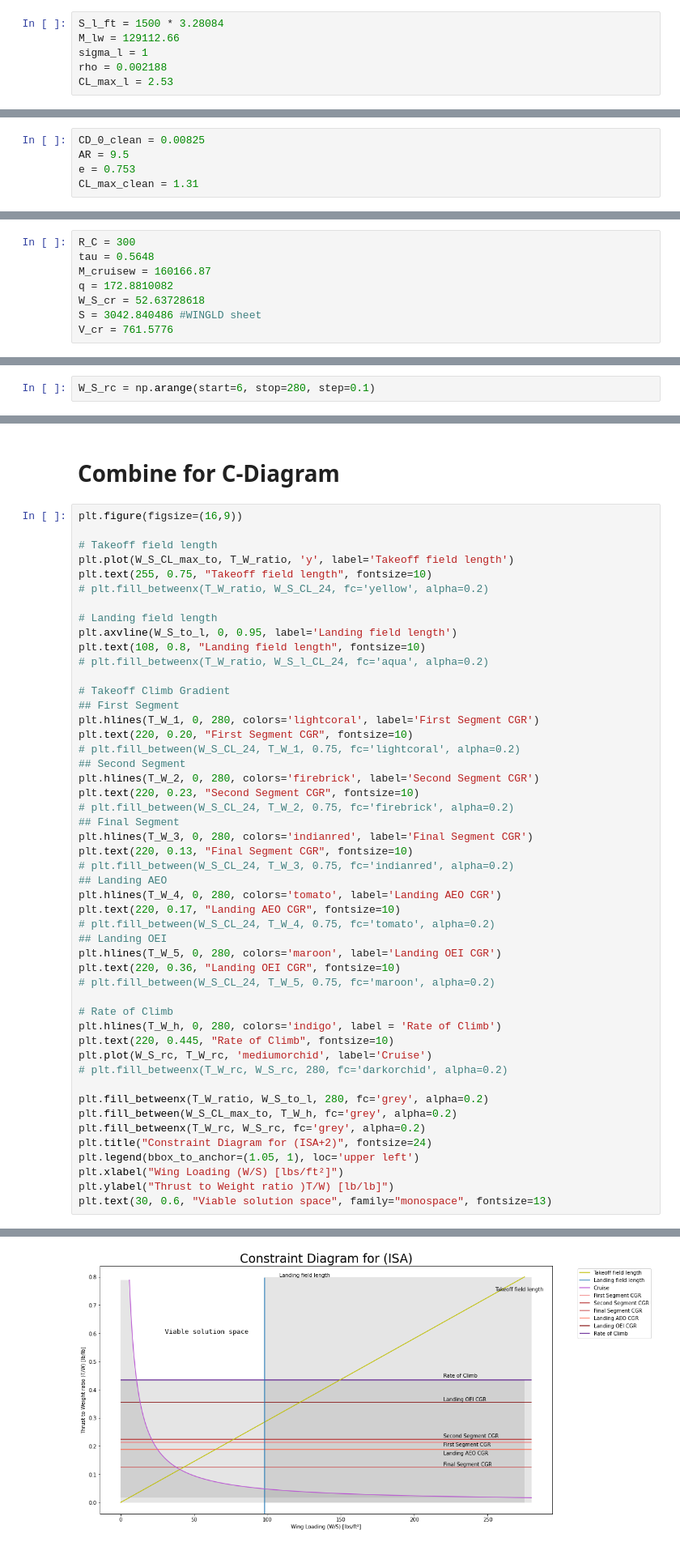
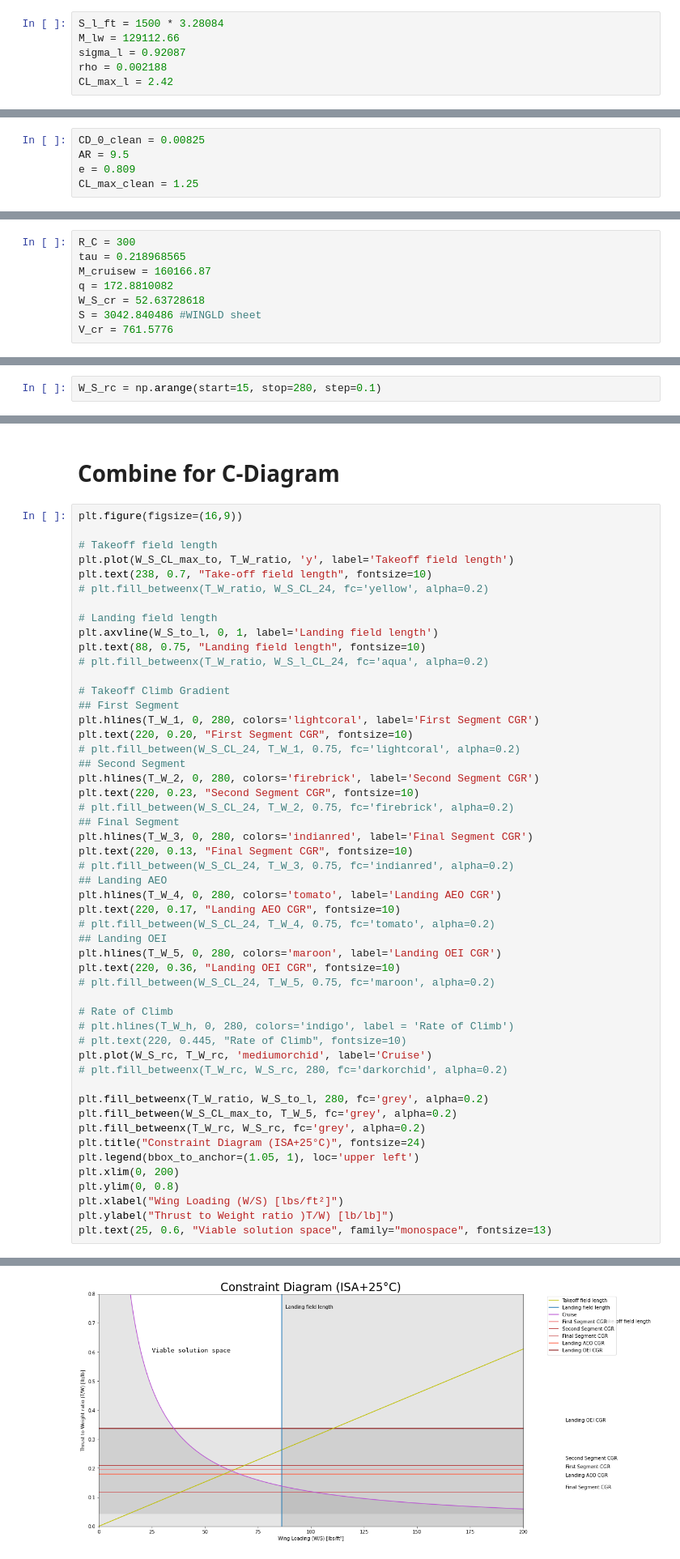
Before and after one commit to phraretein/aircraft_design_project, a Jupyter notebook: C-diagram-ISA+25.ipynb, the cells around one changed output, grey strips where cells are left out. Shown at 81% size. Drawn from its saved outputs; the diff is of its cells as text.

Commit message:
Update C-diagram graph

```diff
--- a/C-diagram-ISA+25.ipynb
+++ b/C-diagram-ISA+25.ipynb
@@ -58,9 +71,9 @@ plt.plot(W_S_CL_12, T_W_ratio, 'k',
 # %%
 S_l_ft = 1500 * 3.28084
 M_lw = 129112.66
-sigma_l = 1
+sigma_l = 0.92087
 rho = 0.002188
-CL_max_l = 2.53
+CL_max_l = 2.42
 # %%
 V_A = (S_l_ft/0.3) ** 0.5
 # %%
@@ -113,8 +134,8 @@ plt.axvline(W_S_to_l, label='Landing field length')
 # %%
 CD_0_clean = 0.00825
 AR = 9.5
-e = 0.753
-CL_max_clean = 1.31
+e = 0.809
+CL_max_clean = 1.25
 # %%
 K = 1/(math.pi*e*AR)
 # %% [markdown]
@@ -251,7 +272,7 @@ plt.hlines(T_W_5, 0, 280, colors='lightcoral', label='First Segment CGR')
 ## Rate of Climb
 # %%
 R_C = 300
-tau = 0.5648
+tau = 0.218968565
 M_cruisew = 160166.87
 q = 172.8810082
 W_S_cr = 52.63728618
@@ -279,7 +300,7 @@ T_W_cr = ((q * CD_0_clean) / W_S_cr) + ((K / q) * W_S_cr)
 # %%
 R_C_coeff = T_W_cr * W_S_cr * (1 / tau)
 # %%
-W_S_rc = np.arange(start=6, stop=280, step=0.1)
+W_S_rc = np.arange(start=15, stop=280, step=0.1)
 # %%
 T_W_rc = (R_C_coeff/W_S_rc) * (5/4)
 T_W_rc
@@ -299,12 +320,12 @@ plt.figure(figsize=(16,9))
 
 # Takeoff field length
 plt.plot(W_S_CL_max_to, T_W_ratio, 'y', label='Takeoff field length')
-plt.text(255, 0.75, "Takeoff field length", fontsize=10)
+plt.text(238, 0.7, "Take-off field length", fontsize=10)
 # plt.fill_betweenx(T_W_ratio, W_S_CL_24, fc='yellow', alpha=0.2)
 
 # Landing field length
-plt.axvline(W_S_to_l, 0, 0.95, label='Landing field length')
-plt.text(108, 0.8, "Landing field length", fontsize=10)
+plt.axvline(W_S_to_l, 0, 1, label='Landing field length')
+plt.text(88, 0.75, "Landing field length", fontsize=10)
 # plt.fill_betweenx(T_W_ratio, W_S_l_CL_24, fc='aqua', alpha=0.2)
 
 # Takeoff Climb Gradient
@@ -330,17 +351,19 @@ plt.text(220, 0.36, "Landing OEI CGR", fontsize=10)
 # plt.fill_between(W_S_CL_24, T_W_5, 0.75, fc='maroon', alpha=0.2)
 
 # Rate of Climb
-plt.hlines(T_W_h, 0, 280, colors='indigo', label = 'Rate of Climb')
-plt.text(220, 0.445, "Rate of Climb", fontsize=10)
+# plt.hlines(T_W_h, 0, 280, colors='indigo', label = 'Rate of Climb')
+# plt.text(220, 0.445, "Rate of Climb", fontsize=10)
 plt.plot(W_S_rc, T_W_rc, 'mediumorchid', label='Cruise')
 # plt.fill_betweenx(T_W_rc, W_S_rc, 280, fc='darkorchid', alpha=0.2)
 
 plt.fill_betweenx(T_W_ratio, W_S_to_l, 280, fc='grey', alpha=0.2)
-plt.fill_between(W_S_CL_max_to, T_W_h, fc='grey', alpha=0.2)
+plt.fill_between(W_S_CL_max_to, T_W_5, fc='grey', alpha=0.2)
 plt.fill_betweenx(T_W_rc, W_S_rc, fc='grey', alpha=0.2)
-plt.title("Constraint Diagram for (ISA+2)", fontsize=24)
+plt.title("Constraint Diagram (ISA+25°C)", fontsize=24)
 plt.legend(bbox_to_anchor=(1.05, 1), loc='upper left')
+plt.xlim(0, 200)
+plt.ylim(0, 0.8)
 plt.xlabel("Wing Loading (W/S) [lbs/ft²]")
 plt.ylabel("Thrust to Weight ratio )T/W) [lb/lb]")
-plt.text(30, 0.6, "Viable solution space", family="monospace", fontsize=13)
+plt.text(25, 0.6, "Viable solution space", family="monospace", fontsize=13)
 # %% [output]
@@ -348 +371 @@ Text(30, 0.6, 'Viable solution space')
-[figure, old version]
+[figure, new version]
```
Also changed, not shown: parts of 37 cells of this notebook, 1 other file.
